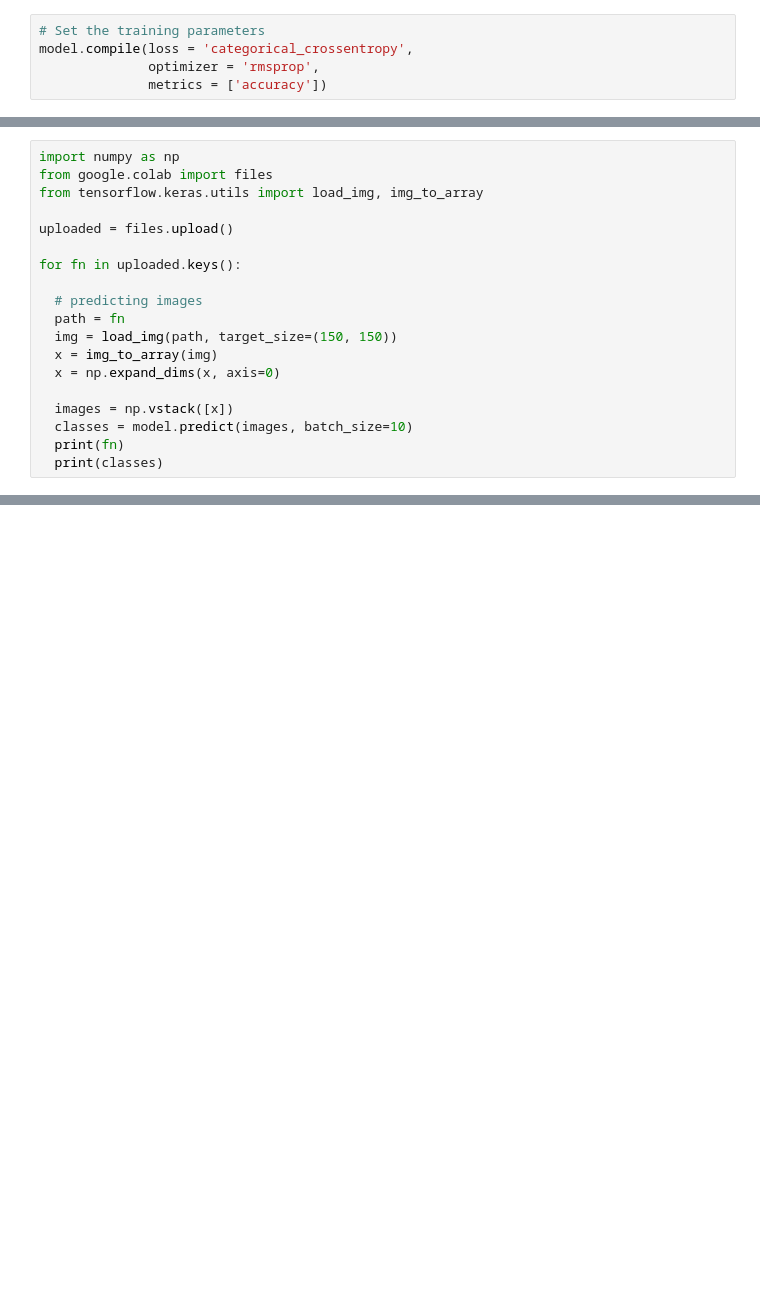
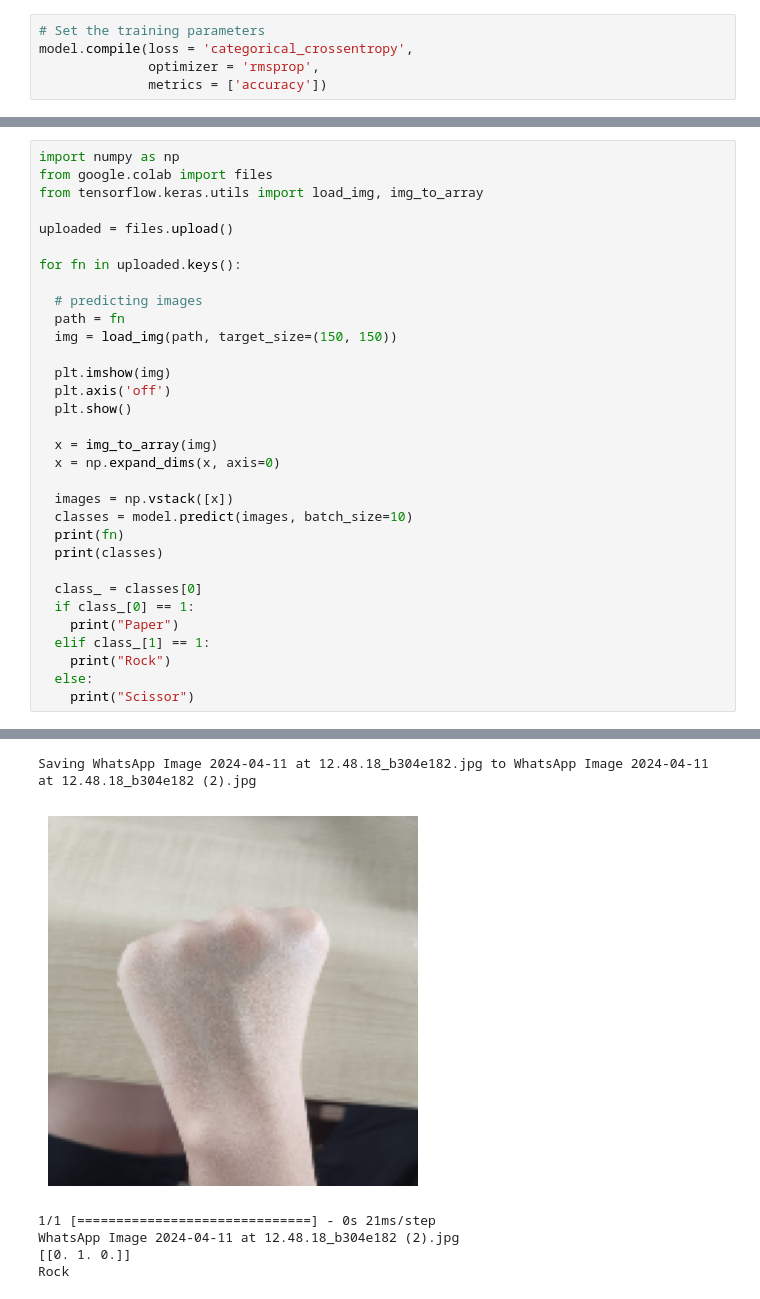
Before and after one commit to yeesem/Deep_Learning, a Jupyter notebook: Multi_Class_Classifier_.ipynb, the cells around one changed output, grey strips where cells are left out. Saved outputs shown, nothing was run; the diff lists cells and outputs as text; blank space fills up the shorter version.

```diff
--- a/Multi_Class_Classifier_.ipynb
+++ b/Multi_Class_Classifier_.ipynb
@@ -202,6 +250,11 @@ for fn in uploaded.keys():
   # predicting images
   path = fn
   img = load_img(path, target_size=(150, 150))
+
+  plt.imshow(img)
+  plt.axis('off')
+  plt.show()
+
   x = img_to_array(img)
   x = np.expand_dims(x, axis=0)
 
@@ -209,3 +262,12 @@ for fn in uploaded.keys():
   classes = model.predict(images, batch_size=10)
   print(fn)
   print(classes)
+
+  class_ = classes[0]
+  if class_[0] == 1:
+    print("Paper")
+  elif class_[1] == 1:
+    print("Rock")
+  else:
+    print("Scissor")
+# %% [output]
@@ -211,0 +275,6 @@ for fn in uploaded.keys():
+Saving WhatsApp Image 2024-04-11 at 12.48.18_b304e182.jpg to WhatsApp Image 2024-04-11 at 12.48.18_b304e182 (2).jpg
+[figure, added]
+1/1 [==============================] - 0s 21ms/step
+WhatsApp Image 2024-04-11 at 12.48.18_b304e182 (2).jpg
+[[0. 1. 0.]]
+Rock
```
Also changed, not shown: parts of 6 cells of this notebook.
